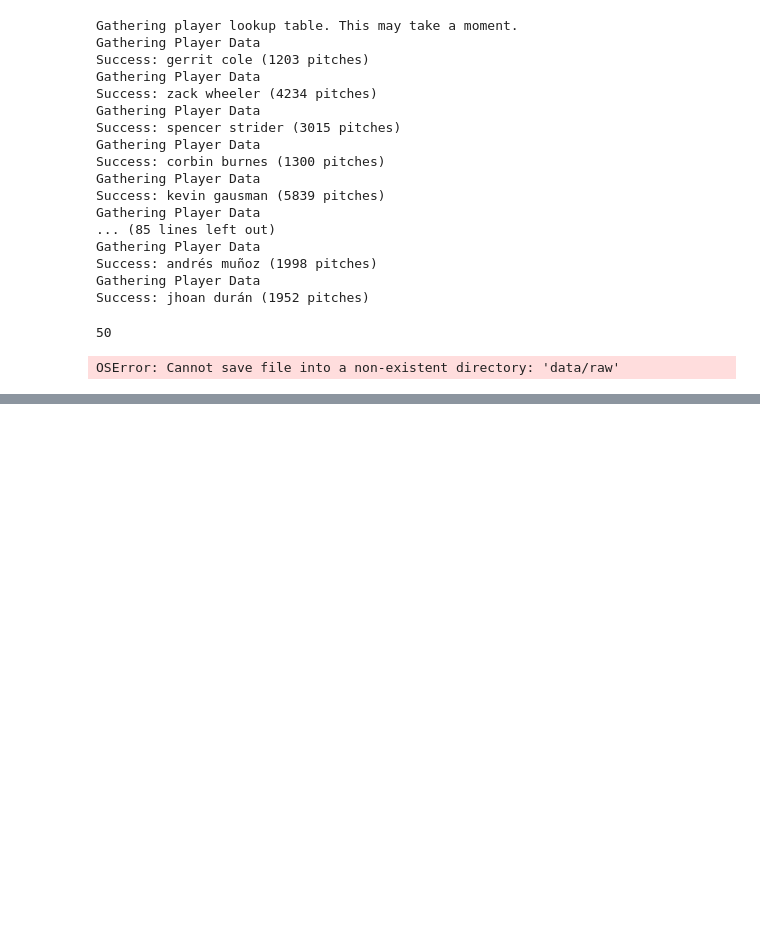
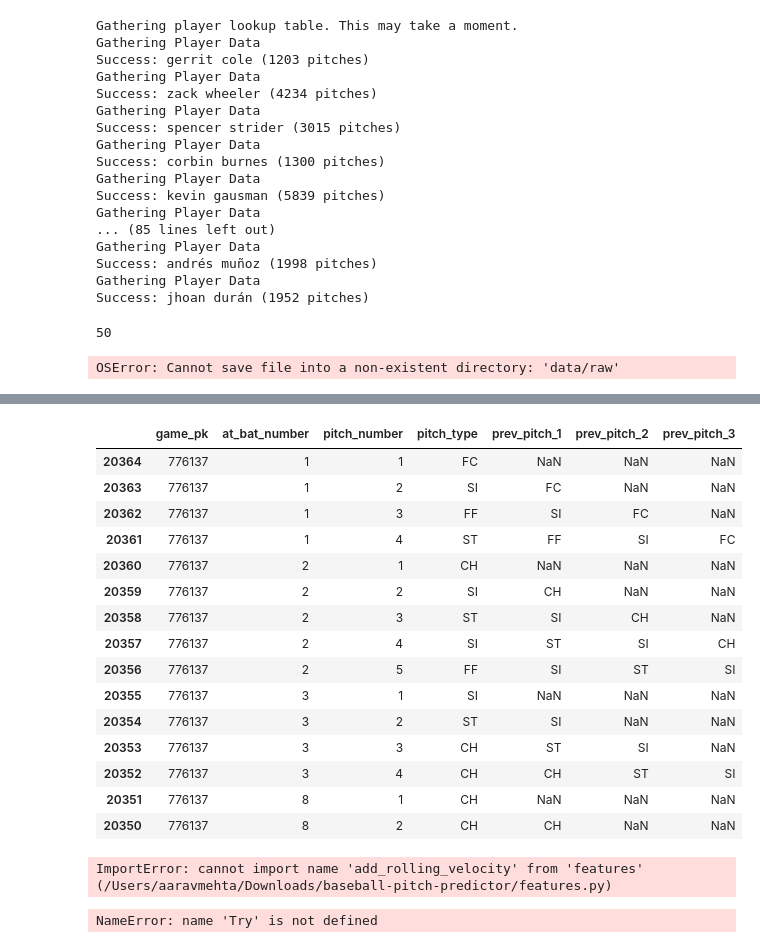
Before and after one commit to aaravmehta111/baseball-pitch-predictor, a Jupyter notebook: 01_data_exploration.ipynb, the cells around one changed output, grey strips where cells are left out. Cells and saved outputs as stored; diff of their text form; code cells hidden in the pictures; blank space fills up the shorter version.

Commit message:
Built and verified all core v1 features: direct selection, in-game rolling metrics, and season aggregates

```diff
--- a/01_data_exploration.ipynb
+++ b/01_data_exploration.ipynb
@@ -332,0 +350,2 @@ combined_data.to_csv('data/raw/pitchers_2025_2026.csv', index=False)
+# %%
+combined_data = pd.read_csv('data/raw/pitchers_2025_2026.csv')
@@ -332,0 +463,39 @@ combined_data.to_csv('data/raw/pitchers_2025_2026.csv', index=False)
+# %%
+test2 = add_previous_pitch_features(combined_data)
+test2[['game_pk', 'at_bat_number', 'pitch_number', 'pitch_type', 'prev_pitch_1', 'prev_pitch_2', 'prev_pitch_3']].head(15)
+# %% [output]
+|  | game_pk | at_bat_number | pitch_number | pitch_type | prev_pitch_1 | prev_pitch_2 | prev_pitch_3 |
+| 20364 | 776137 | 1 | 1 | FC | NaN | NaN | NaN |
+| 20363 | 776137 | 1 | 2 | SI | FC | NaN | NaN |
+| 20362 | 776137 | 1 | 3 | FF | SI | FC | NaN |
+| 20361 | 776137 | 1 | 4 | ST | FF | SI | FC |
+| 20360 | 776137 | 2 | 1 | CH | NaN | NaN | NaN |
+| 20359 | 776137 | 2 | 2 | SI | CH | NaN | NaN |
+| 20358 | 776137 | 2 | 3 | ST | SI | CH | NaN |
+| 20357 | 776137 | 2 | 4 | SI | ST | SI | CH |
+| 20356 | 776137 | 2 | 5 | FF | SI | ST | SI |
+| 20355 | 776137 | 3 | 1 | SI | NaN | NaN | NaN |
+| 20354 | 776137 | 3 | 2 | ST | SI | NaN | NaN |
+| 20353 | 776137 | 3 | 3 | CH | ST | SI | NaN |
+| 20352 | 776137 | 3 | 4 | CH | CH | ST | SI |
+| 20351 | 776137 | 8 | 1 | CH | NaN | NaN | NaN |
+| 20350 | 776137 | 8 | 2 | CH | CH | NaN | NaN |
+# %%
+from features import add_rolling_velocity
+
+test3 = add_rolling_velocity(combined_data)
+test3[['pitcher', 'game_pk', 'at_bat_number', 'pitch_number', 'release_speed', 'rolling_velocity']].head(15)
+# %% [output]
+ImportError: cannot import name 'add_rolling_velocity' from 'features' (/Users/aaravmehta/Downloads/baseball-pitch-predictor/features.py)
+# %%
+import importlib
+import features
+importlib.reload(features)
+from features import add_rolling_velocity
+
+test3 = add_rolling_velocity(combined_data)
+test3[['pitcher', 'game_pk', 'at_bat_number', 'pitch_number', 'release_speed', 'rolling_velocity']].head(15)
+
+Try
+# %% [output]
+NameError: name 'Try' is not defined
```
Also changed, not shown: parts of 38 cells of this notebook, 1 other file.
